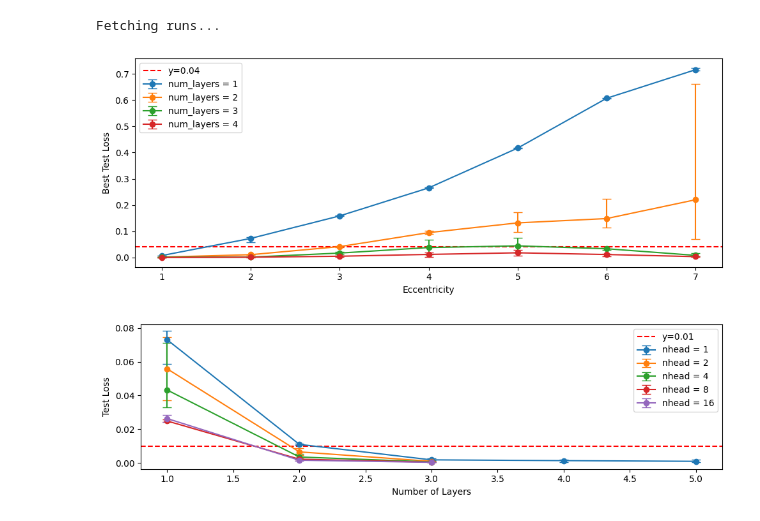
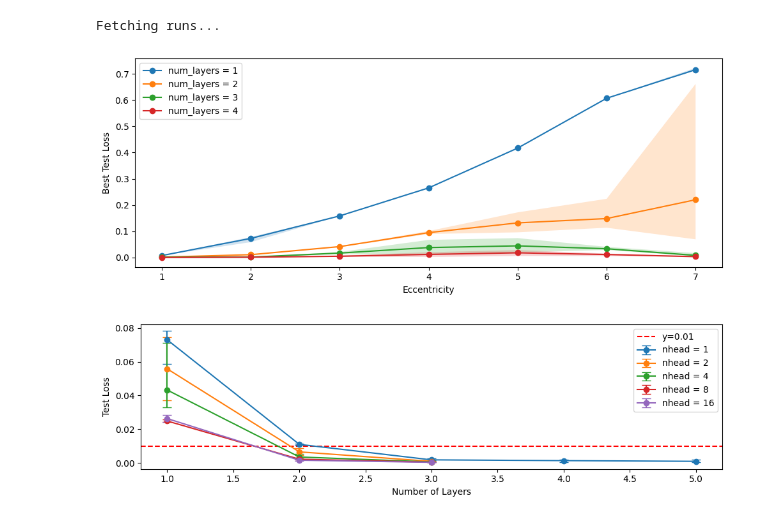
Before and after one commit to Andy-Zhou2/L65_GNN_Project, a Jupyter notebook: analysis/transformers_layer_head_analysis_8_nodes.ipynb, the cells around one changed output. Saved outputs shown, nothing was run; the diff lists cells and outputs as text; code cells hidden in the pictures.

Commit message:
Update hyperparameter search loop and add analysis notebook for 8 nodes

```diff
--- a/analysis/transformers_layer_head_analysis.ipynb
+++ b/analysis/transformers_layer_head_analysis_8_nodes.ipynb
@@ -88,39 +88,44 @@ df = df[
 ]
 
 # Group the data by num_layers and eccentricity, calculating mean, min, and max of best_test_loss
 grouped = df.groupby(["num_layers", "eccentricity"]).agg(
     mean_test_loss=("best_test_loss", "mean"),
     min_test_loss=("best_test_loss", "min"),
     max_test_loss=("best_test_loss", "max")
 ).reset_index()
 
 # Plotting: for each unique num_layers, plot a line with error bars representing the min/max range
 plt.figure(figsize=(10, 4))
 unique_layers = grouped["num_layers"].unique()
 
 for nl in unique_layers:
     # Filter data for the specific number of layers and sort by eccentricity for a smooth line
     data_nl = grouped[grouped["num_layers"] == nl].sort_values("eccentricity")
     x = data_nl["eccentricity"]
     y = data_nl["mean_test_loss"]
 
+    y_min = data_nl["min_test_loss"]
+    y_max = data_nl["max_test_loss"]
+    plt.plot(x, y, marker='o', label=f'num_layers = {nl}')
+    plt.fill_between(x, y_min, y_max, alpha=0.2)
+
     # Calculate asymmetric error bars from min and max values
-    lower_error = y - data_nl["min_test_loss"]
-    upper_error = data_nl["max_test_loss"] - y
-    yerr = [lower_error, upper_error]
-
-    plt.errorbar(x, y, yerr=yerr, marker='o', capsize=5, label=f'num_layers = {nl}')
+    # lower_error = y - data_nl["min_test_loss"]
+    # upper_error = data_nl["max_test_loss"] - y
+    # yerr = [lower_error, upper_error]
+    #
+    # plt.errorbar(x, y, yerr=yerr, marker='o', capsize=5, label=f'num_layers = {nl}')
 
 # Draw a horizontal reference line (adjust the y value and label as needed)
-plt.axhline(y=0.04, color='r', linestyle='--', label='y=0.04')
+# plt.axhline(y=0.04, color='r', linestyle='--', label='y=0.04')
 
 plt.xlabel('Eccentricity')
 plt.ylabel('Best Test Loss')
 # plt.title('Test Loss vs Eccentricity (nhead=1, intermediate_supervision=False, num_layers<=4)')
 plt.legend()
 plt.tight_layout()
-plt.savefig('mean_best_test_loss_vs_eccentricity_errorbar.png', dpi=150)
+plt.savefig('mean_best_test_loss_vs_eccentricity_errorbar_8_nodes.pdf', dpi=150)
 plt.show()
 # %% [output]
-[figure, old version]
+[figure, new version]
 # %%
```
Also changed, not shown: parts of 2 cells of this notebook, 1 other file.
